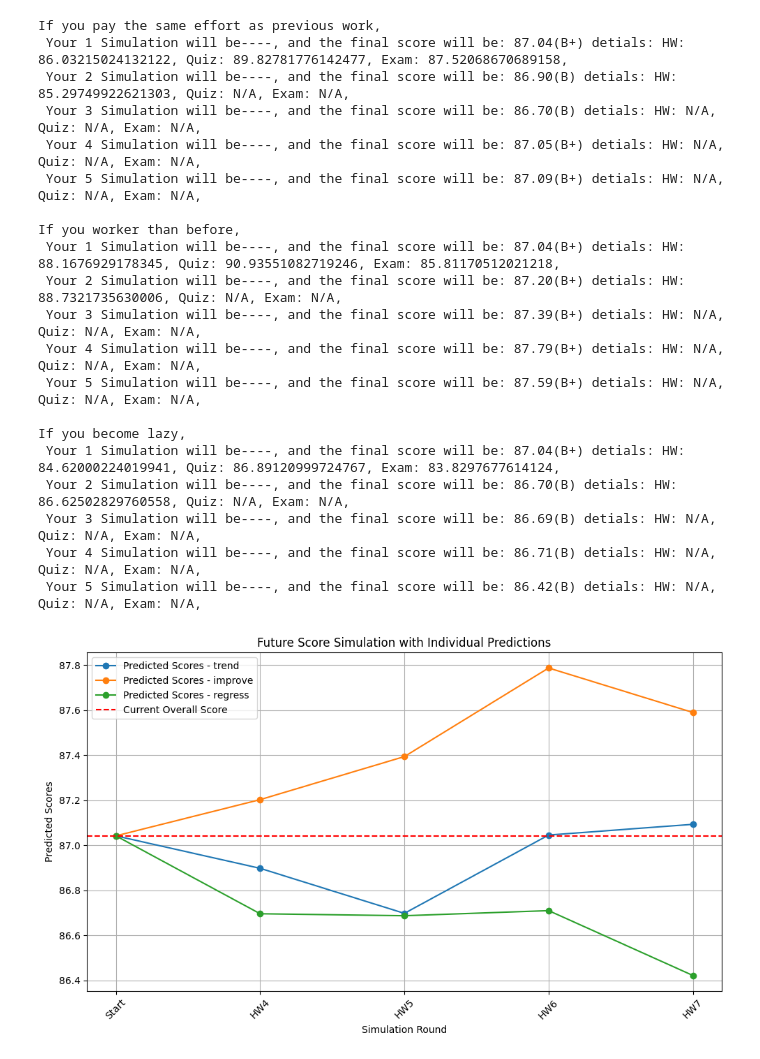
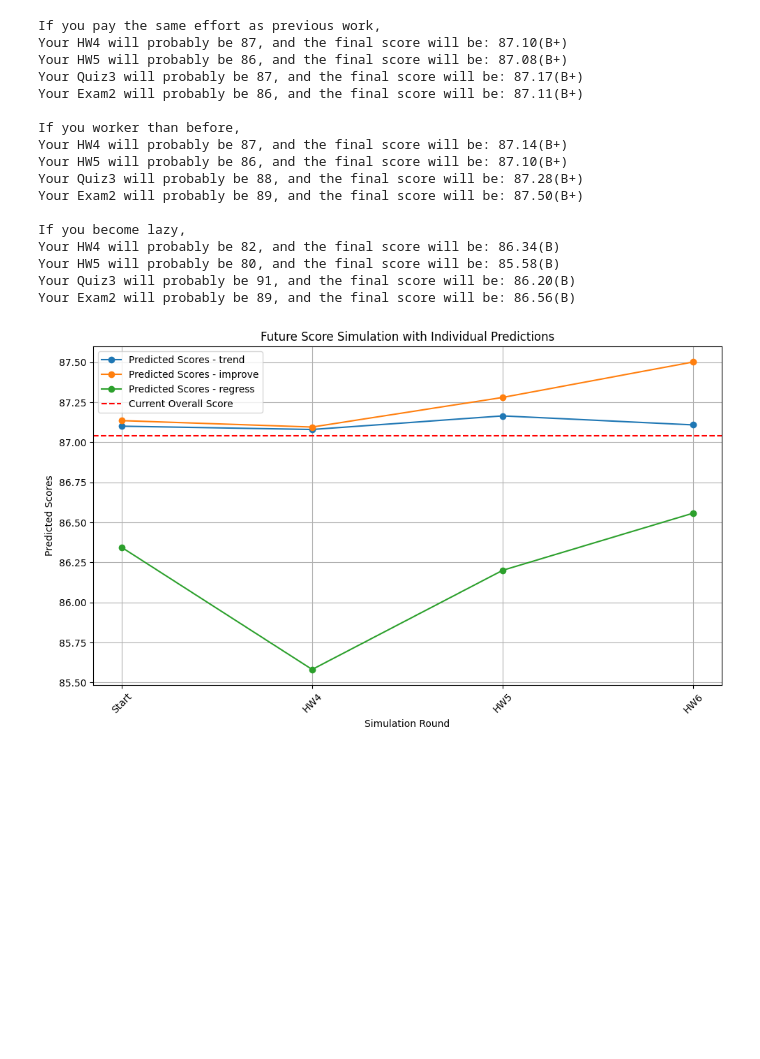
Before and after one commit to pppucbuc/Mhacks17-96, a Jupyter notebook: main.ipynb, the cells around one changed output. Drawn from its saved outputs; the diff is of its cells as text; code cells hidden in the pictures; blank space fills up the shorter version.

```diff
--- a/main.ipynb
+++ b/main.ipynb
@@ -46,7 +46,7 @@ def weighted_average(hw_avg, quiz_avg, exam_avg, hw_count, quiz_count, exam_coun
             quiz_avg * weights['Quiz'] +
             exam_avg * weights['Exams'])
 
-# Grade evaluation function
+# Evaluate grade from score
 def evaluate_grade(score):
     if score >= 97:
         return 'A+'
@@ -77,10 +77,9 @@ def evaluate_grade(score):
 
 # Simulate future scores function
 def simulate_future_scores(current_final_score, hw_scores, quiz_scores, exam_scores, hw_count, quiz_count, exam_count, mode):
-    future_scores = [current_final_score]  # Start with the current score
-    future_hw_scores = []
-    future_quiz_scores = []
-    future_exam_scores = []
+    future_scores = []  # Start with the current score
+    simulated_this_score = []
+    simulation_name=[]
 
     # Ensure copies to avoid modifying original lists
     hw_scores = hw_scores.copy()
@@ -120,7 +119,8 @@ def simulate_future_scores(current_final_score, hw_scores, quiz_scores, exam_sco
             current_exam_count
         )
         future_scores.append(final_score)
-        future_hw_scores.append(predicted_hw_score)
+        simulated_this_score.append(predicted_hw_score)
+        simulation_name.append(f"HW{current_hw_count}")
 
     # Simulate future quiz scores
     for _ in range(quiz_count - current_quiz_count):
@@ -145,7 +145,8 @@ def simulate_future_scores(current_final_score, hw_scores, quiz_scores, exam_sco
             current_exam_count
         )
         future_scores.append(final_score)
-        future_quiz_scores.append(predicted_quiz_score)
+        simulated_this_score.append(predicted_quiz_score)
+        simulation_name.append(f"Quiz{current_quiz_count}")
 
     # Simulate future exam scores
     for _ in range(exam_count - current_exam_count):
@@ -170,16 +171,26 @@ def simulate_future_scores(current_final_score, hw_scores, quiz_scores, exam_sco
             current_exam_count
         )
         future_scores.append(final_score)
-        future_exam_scores.append(predicted_exam_score)
+        simulated_this_score.append(predicted_exam_score)
+        simulation_name.append(f"Exam{current_exam_count}")
 
-    return future_scores, future_hw_scores, future_quiz_scores, future_exam_scores
+    return future_scores,  simulated_this_score, simulation_name
 
-# Main Workflow
+
+# Main Workflow_____________________________________________________________________________________________________________________________________________#
 
 # Extract the scores
 hw_scores = list(df['HW_scores'][0])
 quiz_scores = list(df['Quiz_scores'][0])
 exam_scores = list(df['Exam_scores'][0])
+
+# Define total future assessments to simulate
+total_hw = 5
+total_quiz = 3
+total_exam = 2
+
+# Simulate scores for different modes
+modes = ['trend', 'improve', 'regress']
 
 # Calculate averages, handling empty categories
 hw_avg, quiz_avg, exam_avg = calculate_avg_with_fallback(hw_scores, quiz_scores, exam_scores)
@@ -188,13 +199,6 @@ hw_avg, quiz_avg, exam_avg = calculate_avg_with_fallback(hw_scores, quiz_scores,
 if hw_avg is not None and quiz_avg is not None and exam_avg is not None:
     current_final_score = weighted_average(hw_avg, quiz_avg, exam_avg, len(hw_scores), len(quiz_scores), len(exam_scores))
 
-    # Define total future assessments to simulate
-    total_hw = 5
-    total_quiz = 3
-    total_exam = 2
-
-    # Simulate scores for different modes
-    modes = ['trend', 'improve', 'regress']
     future_scores_all_modes = {
         mode: simulate_future_scores(
             current_final_score,
@@ -209,7 +213,7 @@ if hw_avg is not None and quiz_avg is not None and exam_avg is not None:
     }
 
     # Output results and plot the score trends
-    for mode, (scores, hw_preds, quiz_preds, exam_preds) in future_scores_all_modes.items():
+    for mode, (scores, simulated_this_score, simulation_name) in future_scores_all_modes.items():
         if(mode == 'trend'):
             print(f"If you pay the same effort as previous work,")
         if(mode == 'regress'):
@@ -217,10 +221,9 @@ if hw_avg is not None and quiz_avg is not None and exam_avg is not None:
         if(mode == 'improve'):
             print(f"If you worker than before,")
         for i, score in enumerate(scores):
-            hw_score = hw_preds[i] if i < len(hw_preds) else "N/A"
-            quiz_score = quiz_preds[i] if i < len(quiz_preds) else "N/A"
-            exam_score = exam_preds[i] if i < len(exam_preds) else "N/A"
-            print(f" Your {i + 1} Simulation will be----, and the final score will be: {score:.2f}({evaluate_grade(score)}) detials: HW: {hw_score}, Quiz: {quiz_score}, Exam: {exam_score}, ")
+            simulated_score = int(simulated_this_score[i]) if i < len(simulated_this_score) else "N/A"
+            name = simulation_name[i]   if i < len(simulation_name) else "N/A"
+            print(f"Your {name} will probably be {simulated_score}, and the final score will be: {score:.2f}({evaluate_grade(score)}) ")
         print()
 
     # Create meaningful x-axis labels for future simulations
@@ -231,48 +234,45 @@ if hw_avg is not None and quiz_avg is not None and exam_avg is not None:
         labels.append(f"Quiz{i+len(quiz_scores)}")
     for i in range(1, total_exam + 1):
         labels.append(f"Exam{i+len(exam_scores)}")
 
     # Plotting the score trends
     plt.figure(figsize=(10, 6))
-    for mode, (scores, _, _, _) in future_scores_all_modes.items():
+    for mode, (scores, _, __) in future_scores_all_modes.items():
         plt.plot(scores, label=f'Predicted Scores - {mode}', marker='o')
 
     plt.axhline(y=current_final_score, color='r', linestyle='--', label='Current Overall Score')
     plt.title('Future Score Simulation with Individual Predictions')
     plt.xlabel('Simulation Round')
     plt.ylabel('Predicted Scores')
 
     # Set x-axis labels
-    max_length = max(len(scores) for scores, _, _, _ in future_scores_all_modes.values())
+    max_length = max(len(scores) for scores, _, __ in future_scores_all_modes.values())
     full_labels = ['Start'] + labels[:max_length-1]  # Add the "Start" for the current score point
     plt.xticks(range(max_length), full_labels, rotation=45)
 
     plt.legend()
     plt.grid()
     plt.tight_layout()
     plt.show()
 
 else:
     print("Invalid data. Cannot proceed with calculations.")
 # %% [output]
 If you pay the same effort as previous work,
- Your 1 Simulation will be----, and the final score will be: 87.04(B+) detials: HW: 86.03215024132122, Quiz: 89.82781776142477, Exam: 87.52068670689158,
- Your 2 Simulation will be----, and the final score will be: 86.90(B) detials: HW: 85.29749922621303, Quiz: N/A, Exam: N/A,
- Your 3 Simulation will be----, and the final score will be: 86.70(B) detials: HW: N/A, Quiz: N/A, Exam: N/A,
- Your 4 Simulation will be----, and the final score will be: 87.05(B+) detials: HW: N/A, Quiz: N/A, Exam: N/A,
- Your 5 Simulation will be----, and the final score will be: 87.09(B+) detials: HW: N/A, Quiz: N/A, Exam: N/A,
+Your HW4 will probably be 87, and the final score will be: 87.10(B+)
+Your HW5 will probably be 86, and the final score will be: 87.08(B+)
+Your Quiz3 will probably be 87, and the final score will be: 87.17(B+)
+Your Exam2 will probably be 86, and the final score will be: 87.11(B+)
 
 If you worker than before,
- Your 1 Simulation will be----, and the final score will be: 87.04(B+) detials: HW: 88.1676929178345, Quiz: 90.93551082719246, Exam: 85.81170512021218,
- Your 2 Simulation will be----, and the final score will be: 87.20(B+) detials: HW: 88.7321735630006, Quiz: N/A, Exam: N/A,
- Your 3 Simulation will be----, and the final score will be: 87.39(B+) detials: HW: N/A, Quiz: N/A, Exam: N/A,
- Your 4 Simulation will be----, and the final score will be: 87.79(B+) detials: HW: N/A, Quiz: N/A, Exam: N/A,
- Your 5 Simulation will be----, and the final score will be: 87.59(B+) detials: HW: N/A, Quiz: N/A, Exam: N/A,
+Your HW4 will probably be 87, and the final score will be: 87.14(B+)
+Your HW5 will probably be 86, and the final score will be: 87.10(B+)
+Your Quiz3 will probably be 88, and the final score will be: 87.28(B+)
+Your Exam2 will probably be 89, and the final score will be: 87.50(B+)
 
 If you become lazy,
- Your 1 Simulation will be----, and the final score will be: 87.04(B+) detials: HW: 84.62000224019941, Quiz: 86.89120999724767, Exam: 83.8297677614124,
- Your 2 Simulation will be----, and the final score will be: 86.70(B) detials: HW: 86.62502829760558, Quiz: N/A, Exam: N/A,
- Your 3 Simulation will be----, and the final score will be: 86.69(B) detials: HW: N/A, Quiz: N/A, Exam: N/A,
- Your 4 Simulation will be----, and the final score will be: 86.71(B) detials: HW: N/A, Quiz: N/A, Exam: N/A,
- Your 5 Simulation will be----, and the final score will be: 86.42(B) detials: HW: N/A, Quiz: N/A, Exam: N/A,
+Your HW4 will probably be 82, and the final score will be: 86.34(B)
+Your HW5 will probably be 80, and the final score will be: 85.58(B)
+Your Quiz3 will probably be 91, and the final score will be: 86.20(B)
+Your Exam2 will probably be 89, and the final score will be: 86.56(B)
-[figure, old version]
+[figure, new version]
```
